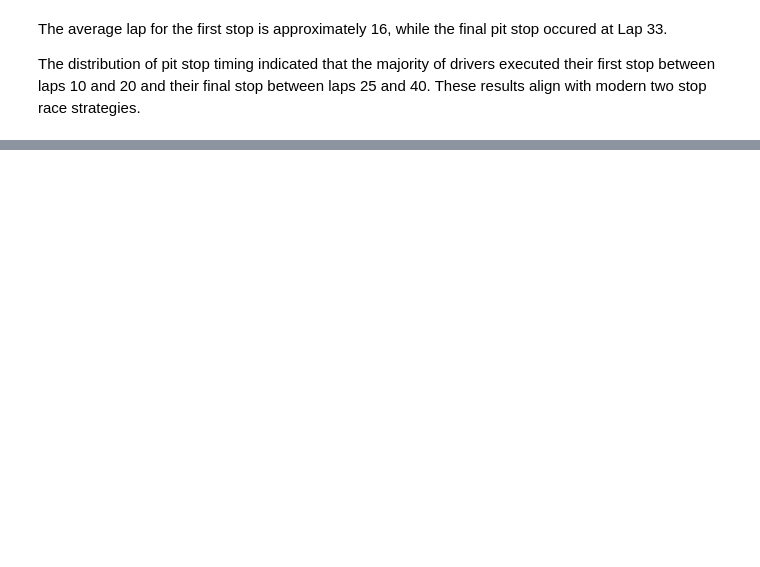
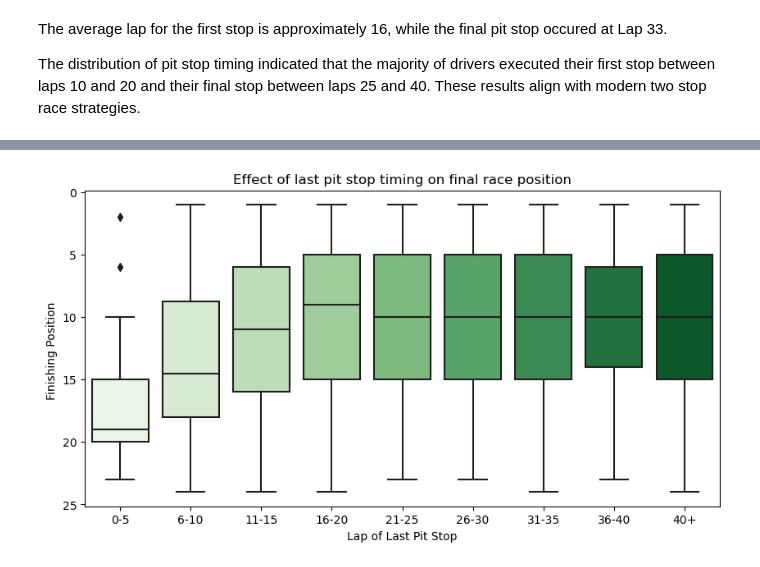
Before and after one commit to mahaejaz2699/Dissertation, a Jupyter notebook: data.ipynb, the cells around one changed output, grey strips where cells are left out. Saved outputs shown, nothing was run; the diff lists cells and outputs as text; code cells hidden in the pictures; blank space fills up the shorter version.

```diff
--- a/data.ipynb
+++ b/data.ipynb
@@ -605,0 +624,17 @@ plt.show()
+# %%
+import seaborn as sns
+import matplotlib.pyplot as plt
+
+df_nonzero['last_stop_bin'] = pd.cut(df_nonzero['last_stop_lap'],
+                                        bins=[0,5,10,15,20,25,30,35,40,65],
+                                        labels=['0-5','6-10','11-15','16-20','21-25','26-30','31-35','36-40','40+'])
+
+plt.figure(figsize=(10,5))
+sns.boxplot(x='last_stop_bin', y='positionOrder', data=df_nonzero, palette = 'Greens')
+plt.title('Effect of last pit stop timing on final race position')
+plt.xlabel('Lap of Last Pit Stop')
+plt.ylabel('Finishing Position ')
+plt.gca().invert_yaxis()
+plt.show()
+# %% [output]
+[figure, added]
```
Also changed, not shown: parts of 17 cells of this notebook.
